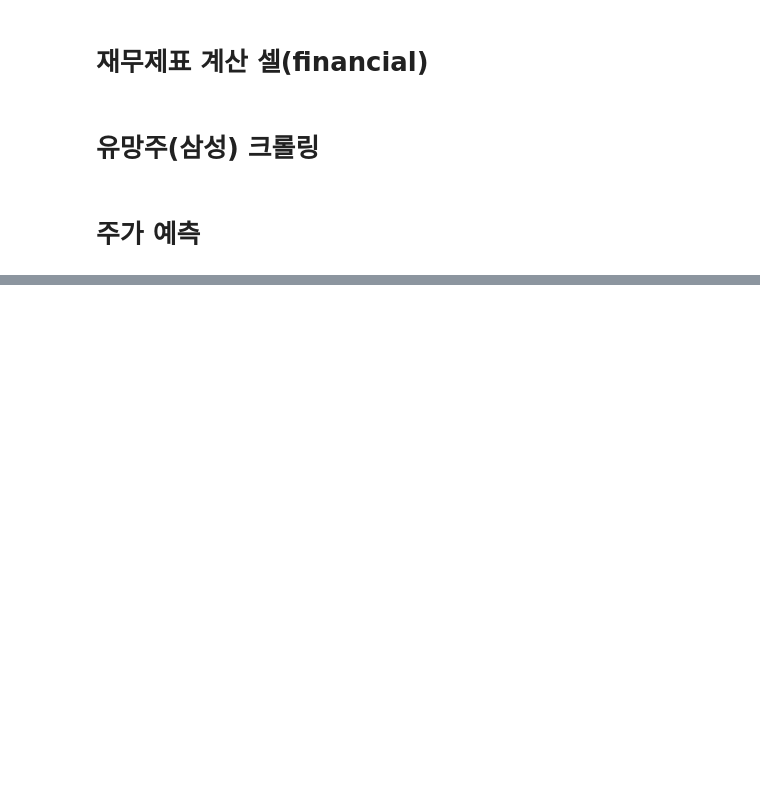
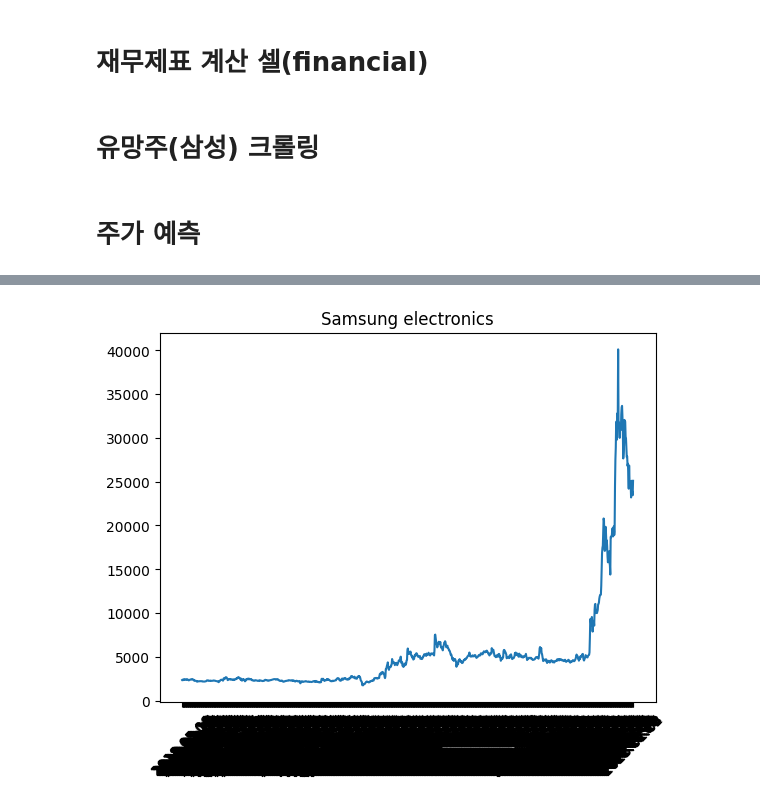
Before and after one commit to foxyhyun/openSW, a Jupyter notebook: openSWproject.ipynb, the cells around one changed output, grey strips where cells are left out. Cells and saved outputs as stored; diff of their text form; code cells hidden in the pictures; blank space fills up the shorter version.

```diff
--- a/openSWproject.ipynb
+++ b/openSWproject.ipynb
@@ -87,0 +40,27 @@ train_labels = np.array(train_data['label']) # 학습 데이터의 라벨
+# %%
+headers = {'User-Agent': 'Mozilla/5.0 (Windows NT 10.0; Win64; x64) AppleWebKit/537.36 (KHTML, like Gecko) Chrome/86.0.4240.272 Whale/2.9.118.16 Safari/537.36',
+    'Accept': 'text/html,application/xhtml+xml,application/xml;q=0.9,*/*;q=0.8',
+    'Accept-Charset': 'ISO-8859-1,utf-8;q=0.7,*;q=0.3',
+    'Accept-Encoding': 'none',
+    'Accept-Language': 'en-US,en;q=0.8',
+    'Connection': 'keep-alive'}
+url = "https://finance.naver.com/item/sise_day.nhn?code=001570"
+df = pd.DataFrame()
+page_url = '{}&page={}'.format(url, 1)
+req = urllib.request.Request(page_url, headers=headers)
+response = urllib.request.urlopen(req)
+html = BeautifulSoup(response.read(), 'lxml')
+td_pgrr = html.find('td', class_='pgRR')
+s = td_pgrr.a['href'].split('=')
+last_page = s[-1]
+print(last_page)
+df = pd.DataFrame()
+for i in range(1, int(last_page)+1):
+    page_url = '{}&page={}'.format(url, i)
+    req = urllib.request.Request(page_url, headers=headers)
+    response = urllib.request.urlopen(req)
+    html = BeautifulSoup(response.read(), 'lxml')
+    df = pd.concat([df, pd.read_html(str(html), header=0)[0]])
+df = df.dropna()
+print(df)
+df.to_csv('./data_in/keumyang.csv', encoding='cp949')
@@ -88,3 +94,13 @@ train_labels = np.array(train_data['label']) # 학습 데이터의 라벨
+# %%
+data = df.iloc[0:1150]
+data = data.sort_values(by='날짜')
+plt.title('Samsung electronics')
+plt.xticks(rotation=45)
+plt.plot(data['날짜'], data['종가'])
+
+plt.show()
+# %% [output]
+[figure, added]
 # %%
 bluechip_model = Sequential([
     layers.Embedding(vocab_size, 10, input_length=1)
```
Also changed, not shown: parts of 12 cells of this notebook.
